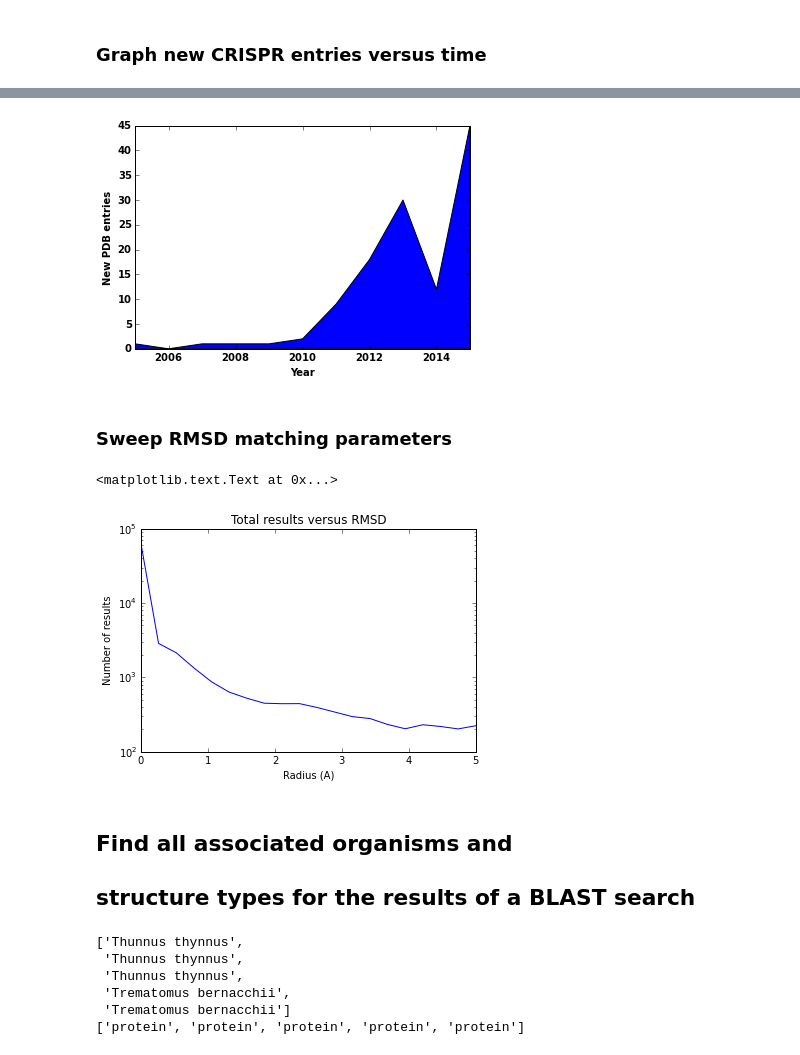
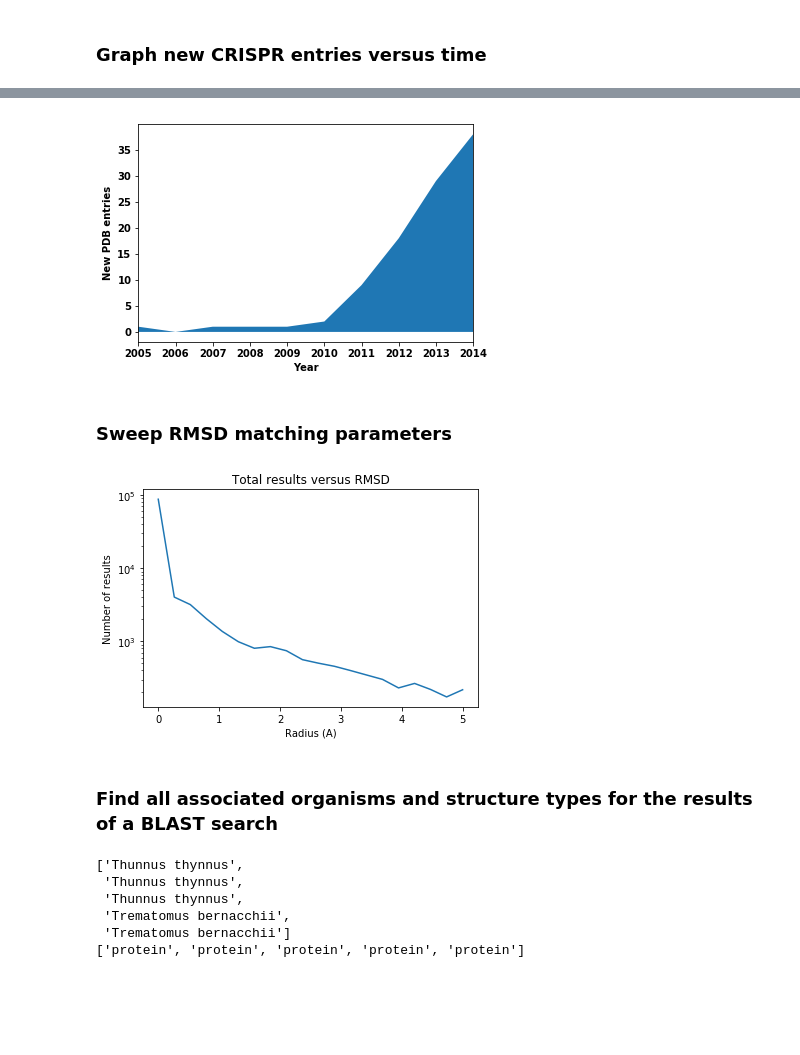
Before and after one commit to williamgilpin/pypdb, a Jupyter notebook: demos/advanced_demos.ipynb, the cells around one changed output, grey strips where cells are left out. Drawn from its saved outputs; the diff is of its cells as text; code cells hidden in the pictures; blank space fills up the shorter version.

```diff
--- a/demos/advanced_demos.ipynb
+++ b/demos/advanced_demos.ipynb
@@ -73,22 +105,22 @@ show(subs_v_time_loglog)
 # %%
 # Perform search
-all_dates = find_dates('crispr', max_results=500)
+all_dates = find_dates('crispr', max_results=100)
 all_dates = array(all_dates)
 all_dates = array([int(depdate[:4]) for depdate in all_dates])
 subs_v_time = histogram(all_dates, max(all_dates)-min(all_dates))
 dates, num_entries = subs_v_time[1][1:], subs_v_time[0]
 popgraph = fill_between(dates, 0, num_entries)
 
 # Formatting the plots
 xlim([dates[0], dates[-1]] )
 gca().xaxis.set_major_formatter(FormatStrFormatter('%d'))
 xticks(fontweight='bold')
 yticks(fontweight='bold')
 xlabel('Year',fontweight='bold')
 ylabel('New PDB entries',fontweight='bold')
 show(popgraph)
 # %% [output]
-[figure, old version]
+[figure, new version]
 # %% [markdown]
 ### Sweep RMSD matching parameters
 # %%
@@ -104,18 +136,18 @@ all_ids = []
 for dist_val in dist_vals:
     idlist = do_protsym_search(point_group, min_rmsd=dist_val, max_rmsd=(dist_val+dx))
     all_ids.append(idlist)
+counts = array([len(item) for item in all_ids])
 
-counts = array([len(item) for item in all_ids])
-show(semilogy(dist_vals, counts))
+
+fig = semilogy(dist_vals, counts)
 title('Total results versus RMSD')
 xlabel('Radius (A)')
 ylabel('Number of results')
+show(fig)
 # %% [output]
-<matplotlib.text.Text at 0x...>
-[figure, old version]
+[figure, new version]
 # %% [markdown]
-## Find all associated organisms and
-## structure types for the results of a BLAST search
+### Find all associated organisms and structure types for the results of a BLAST search
 # %%
 # Search for PDB IDs related to CRISPR
 crispr_query = make_query('swim')
```
Also changed, not shown: parts of 4 cells of this notebook, 2 other files.
